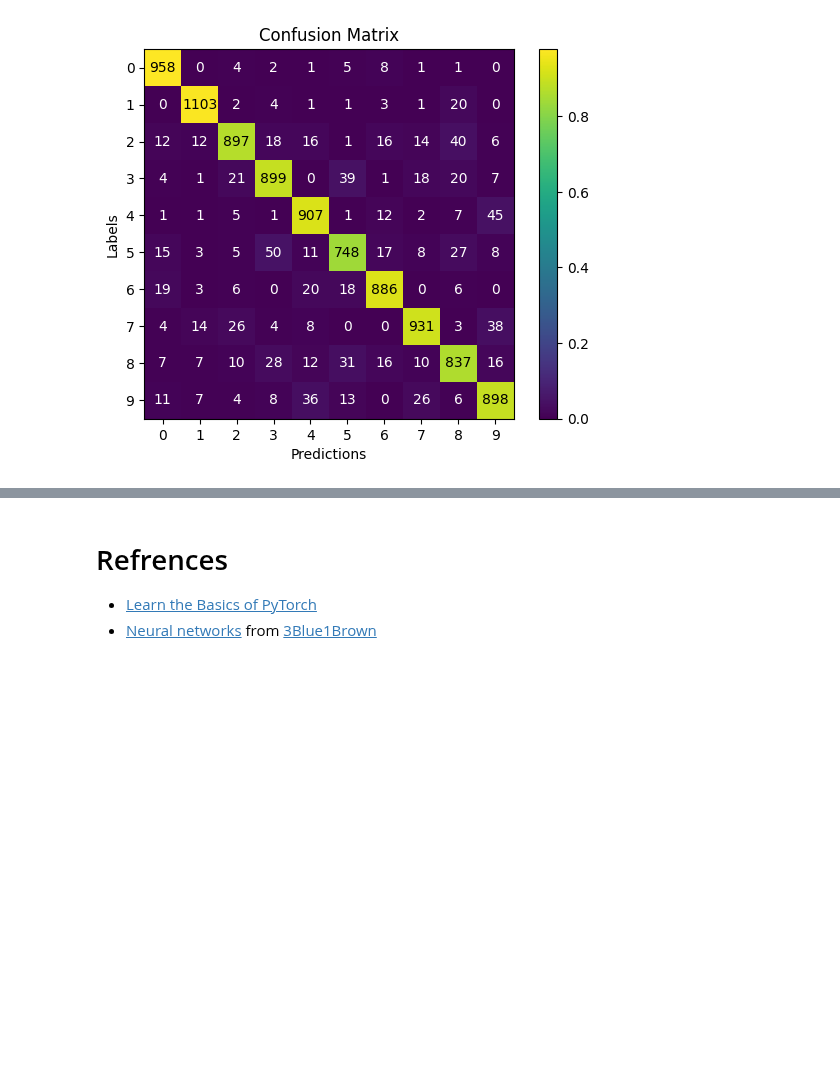
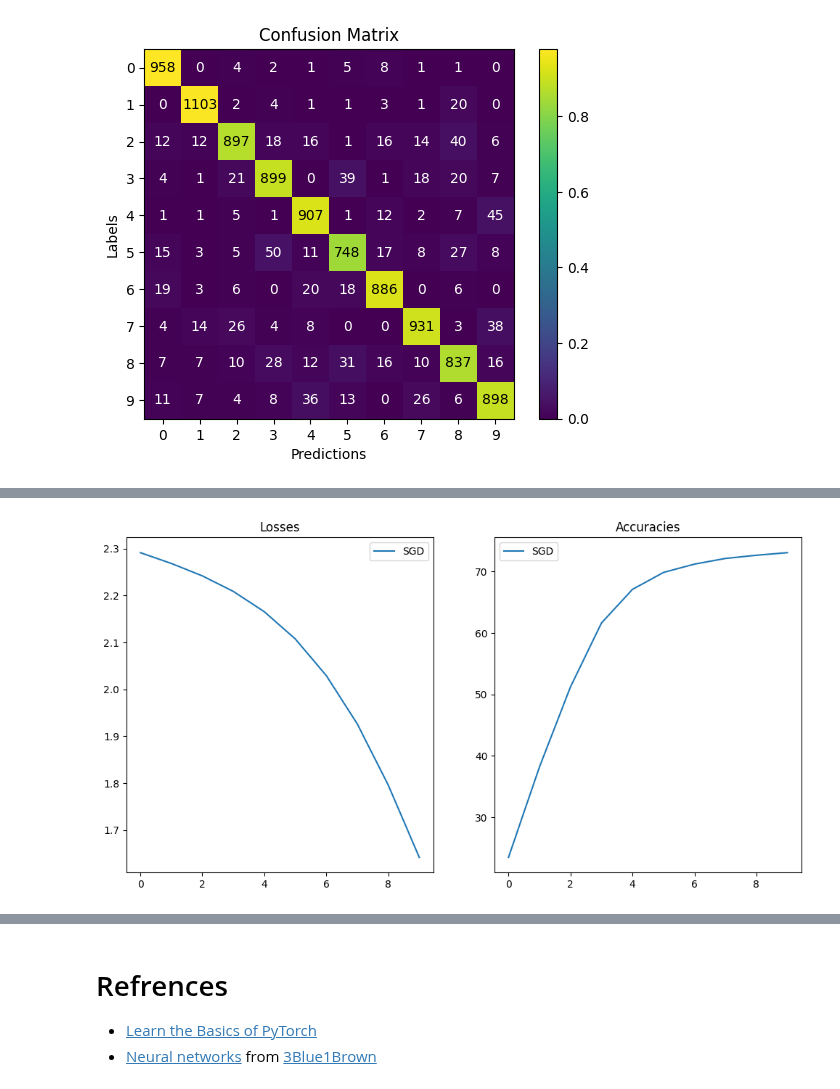
Before and after one commit to SharifiZarchi/Introduction_to_Machine_Learning, a Jupyter notebook: Jupyter_Notebooks/Chapter_03_Neural_Networks/NNs_with_torch.ipynb, the cells around one changed output, grey strips where cells are left out. Saved outputs shown, nothing was run; the diff lists cells and outputs as text; code cells hidden in the pictures; blank space fills up the shorter version.

Commit message:
Add experiments

```diff
--- a/Jupyter_Notebooks/Chapter_03_Neural_Networks/NNs_with_torch.ipynb
+++ b/Jupyter_Notebooks/Chapter_03_Neural_Networks/NNs_with_torch.ipynb
@@ -343,0 +348,96 @@ plot_conf_mat(model, test_dataloader, device)
+# %%
+# @markdown Optimizer Experimentation Widget
+
+import ipywidgets as widgets
+from IPython.display import display
+
+train_dataloader = DataLoader(training_data, batch_size=128)
+
+def train_model(model, optimizer, n_epochs=10):
+    losses, accuracies = [], []
+    for _ in (pbar := trange(n_epochs)):
+        running_loss, acc = 0, 0
+        for x, y in train_dataloader:
+            x, y = x.to(device), y.to(device)
+            pred = model(x)
+            loss = loss_fn(pred, y)
+            loss.backward()
+            optimizer.step()
+            optimizer.zero_grad()
+            running_loss += loss.item()
+            pred = torch.argmax(pred, axis=1)
+            acc += sum(pred == y).item()
+        acc /= len(train_dataloader.dataset)
+        acc *= 100
+        running_loss /= len(train_dataloader)
+        losses.append(running_loss)
+        accuracies.append(acc)
+        pbar.set_description(f'Loss = {running_loss:.3f} | Accuracy = {acc:.2f}% ')
+    return losses, accuracies
+
+
+def plot_losses_accuracies(results):
+    fig, axes = plt.subplots(1, 2)
+    for optimizer, res in results.items():
+        if 'losses' not in res or 'accuracies' not in res:
+            continue
+        losses = res['losses']
+        accuracies = res['accuracies']
+        axes[0].plot(losses, label=optimizer)
+        axes[1].plot(accuracies, label=optimizer)
+    axes[0].set_title('Losses')
+    axes[1].set_title('Accuracies')
+    axes[0].legend()
+    axes[1].legend()
+    fig.set_size_inches(12, 6)
+    plt.show()
+
+
+# Create a list of values
+options = ['SGD', 'AdaGrad', 'RMSProp', 'Adam']
+
+# Create a dropdown widget with custom layout
+dropdown = widgets.Dropdown(
+    options=options,
+    description='Optimizer:',
+    layout={'width': '200px'},
+    style={'description_width': 'initial'}
+
+)
+
+# Define a function to run based on selected value
+def on_value_change(change):
+    optimizer = change['new']
+    global first_run, resuts
+    model = NeuralNetwork().to(device)
+    if results[optimizer] != {}:
+        losses = results[optimizer]['losses']
+        accuracies = results[optimizer]['accuracies']
+        plot_losses_accuracies(results)
+        return
+    if optimizer == 'SGD':
+        opt = torch.optim.SGD(model.parameters(), lr=1e-3)
+    elif optimizer == 'AdaGrad':
+        opt = torch.optim.Adagrad(model.parameters(), lr=1e-3)
+    elif optimizer == 'RMSProp':
+        opt = torch.optim.RMSprop(model.parameters(), lr=1e-3)
+    elif optimizer == 'Adam':
+        opt = torch.optim.Adam(model.parameters(), lr=1e-3)
+    print(f'\n{optimizer}')
+    losses, accuracies = train_model(model, opt)
+    results[optimizer]['losses'] = losses
+    results[optimizer]['accuracies'] = accuracies
+    plot_losses_accuracies(results)
+
+
+
+# Observe changes in the dropdown value
+dropdown.observe(on_value_change, names='value')
+
+results = {optimizer: dict() for optimizer in options}
+
+# on_value_change({"new": 'SGD'})
+
+# Display the widget
+display(dropdown)
+# %% [output]
@@ -343,0 +445 @@ plot_conf_mat(model, test_dataloader, device)
+[figure, added]
```
Also changed, not shown: parts of 4 cells of this notebook.
